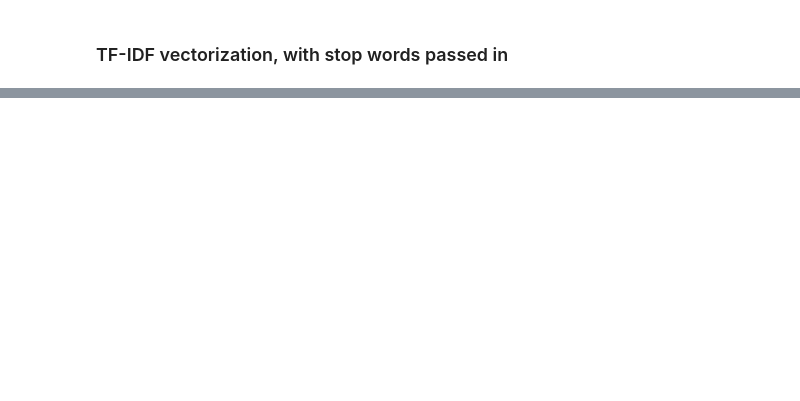
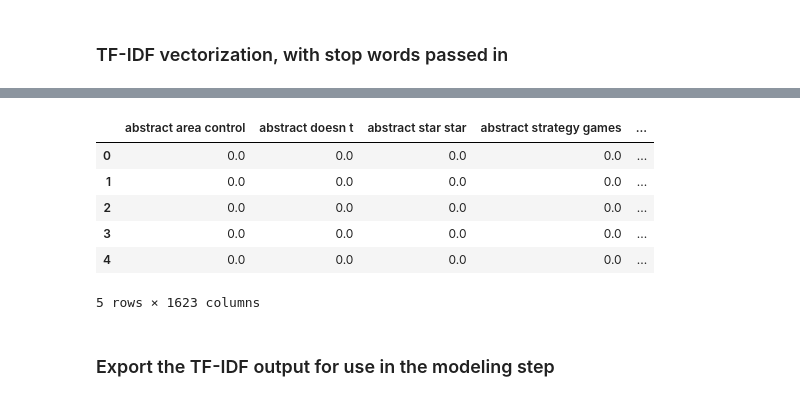
Before and after one commit to squareleaf/game-mechanic-capstone, a Jupyter notebook: Preprocessing_game_review_capstone.ipynb, the cells around one changed output, grey strips where cells are left out. Cells and saved outputs as stored; diff of their text form; code cells hidden in the pictures; blank space fills up the shorter version.

```diff
--- a/Preprocessing_game_review_capstone.ipynb
+++ b/Preprocessing_game_review_capstone.ipynb
@@ -203,7 +233,17 @@ bigram_word_counts_tv.head(5)
 # %%
-trigram_tfidf_vectorizer.get_feature_names_out()
+trigram_tf_columns = trigram_tfidf_vectorizer.get_feature_names_out()
 
-trigram_word_counts_tv = pd.DataFrame(trigram_tv.toarray(),
-                      columns=trigram_tfidf_vectorizer.get_feature_names())
+trigram_word_counts_tf = pd.DataFrame(trigram_tf.toarray(),
+                                      columns=trigram_tf_columns)
 
-trigram_word_counts_tv.head(5)
+trigram_word_counts_tf.head(5)
+# %% [output]
+|  | abstract area control | abstract doesn t | abstract star star | abstract strategy games | ... |
+| 0 | 0.0 | 0.0 | 0.0 | 0.0 | ... |
+| 1 | 0.0 | 0.0 | 0.0 | 0.0 | ... |
+| 2 | 0.0 | 0.0 | 0.0 | 0.0 | ... |
+| 3 | 0.0 | 0.0 | 0.0 | 0.0 | ... |
+| 4 | 0.0 | 0.0 | 0.0 | 0.0 | ... |
+5 rows × 1623 columns
+# %% [markdown]
+### Export the TF-IDF output for use in the modeling step
```
Also changed, not shown: parts of 18 cells of this notebook.
